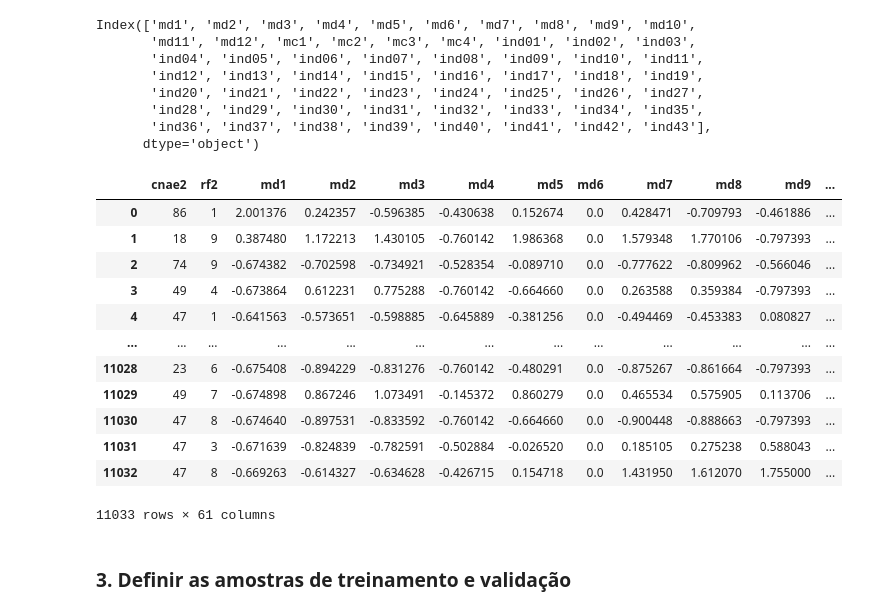
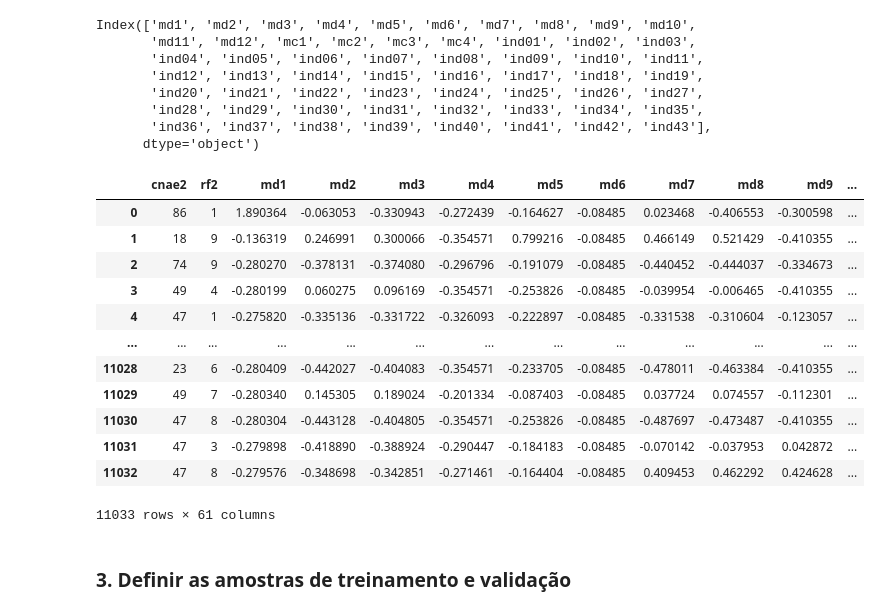
Before and after one commit to flavianacif/DSWP, a Jupyter notebook: RFB_RN.ipynb, the cells around one changed output. Drawn from its saved outputs; the diff is of its cells as text; code cells hidden in the pictures.

```diff
--- a/RFB_RN.ipynb
+++ b/RFB_RN.ipynb
@@ -27,7 +27,7 @@ np.set_printoptions(precision= 3)
 [**Python**] - Carregar os dados:
 # %%
 # Leitura do dataframe:
-df_train = pd.read_csv('/train_1.csv')
+df_train = pd.read_csv('/train_2.csv')
 # %%
 df_train.shape
 # %% [output]
@@ -69,4 +69,4 @@ df_sexo.head()
 # %%
-X = df_train.copy()
-X = X.drop(columns= ['target','id'])
-y = df_train['target'].values
+df_X = df_train.copy()
+df_X = df_X.drop(columns= ['target','id'])
+df_y = df_train['target'].values
@@ -77,7 +77,7 @@ array([ True, False, False, ...,  True, False,  True])
 # %% [markdown]
 [**Python**] - Normalizar os dados - StandardScaler()
 # %%
-col_num = X.select_dtypes(include=['float64']).columns
+col_num = df_X.select_dtypes(include=['float64']).columns
 col_num
 # %% [output]
 Index(['md1', 'md2', 'md3', 'md4', 'md5', 'md6', 'md7', 'md8', 'md9', 'md10',
@@ -91,23 +91,23 @@ Index(['md1', 'md2', 'md3', 'md4', 'md5', 'md6', 'md7', 'md8', 'md9', 'md10',
 # %%
 from sklearn.preprocessing import StandardScaler
 
 SS = StandardScaler()
 
-X[col_num]= SS.fit_transform(X[col_num])
-X
+df_X[col_num]= SS.fit_transform(df_X[col_num])
+df_X
 # %% [output]
 |  | cnae2 | rf2 | md1 | md2 | md3 | md4 | md5 | md6 | md7 | md8 | md9 | ... |
-| 0 | 86 | 1 | 2.001376 | 0.242357 | -0.596385 | -0.430638 | 0.152674 | 0.0 | 0.428471 | -0.709793 | -0.461886 | ... |
-| 1 | 18 | 9 | 0.387480 | 1.172213 | 1.430105 | -0.760142 | 1.986368 | 0.0 | 1.579348 | 1.770106 | -0.797393 | ... |
-| 2 | 74 | 9 | -0.674382 | -0.702598 | -0.734921 | -0.528354 | -0.089710 | 0.0 | -0.777622 | -0.809962 | -0.566046 | ... |
-| 3 | 49 | 4 | -0.673864 | 0.612231 | 0.775288 | -0.760142 | -0.664660 | 0.0 | 0.263588 | 0.359384 | -0.797393 | ... |
-| 4 | 47 | 1 | -0.641563 | -0.573651 | -0.598885 | -0.645889 | -0.381256 | 0.0 | -0.494469 | -0.453383 | 0.080827 | ... |
+| 0 | 86 | 1 | 1.890364 | -0.063053 | -0.330943 | -0.272439 | -0.164627 | -0.08485 | 0.023468 | -0.406553 | -0.300598 | ... |
+| 1 | 18 | 9 | -0.136319 | 0.246991 | 0.300066 | -0.354571 | 0.799216 | -0.08485 | 0.466149 | 0.521429 | -0.410355 | ... |
+| 2 | 74 | 9 | -0.280270 | -0.378131 | -0.374080 | -0.296796 | -0.191079 | -0.08485 | -0.440452 | -0.444037 | -0.334673 | ... |
+| 3 | 49 | 4 | -0.280199 | 0.060275 | 0.096169 | -0.354571 | -0.253826 | -0.08485 | -0.039954 | -0.006465 | -0.410355 | ... |
+| 4 | 47 | 1 | -0.275820 | -0.335136 | -0.331722 | -0.326093 | -0.222897 | -0.08485 | -0.331538 | -0.310604 | -0.123057 | ... |
 | ... | ... | ... | ... | ... | ... | ... | ... | ... | ... | ... | ... | ... |
-| 11028 | 23 | 6 | -0.675408 | -0.894229 | -0.831276 | -0.760142 | -0.480291 | 0.0 | -0.875267 | -0.861664 | -0.797393 | ... |
-| 11029 | 49 | 7 | -0.674898 | 0.867246 | 1.073491 | -0.145372 | 0.860279 | 0.0 | 0.465534 | 0.575905 | 0.113706 | ... |
-| 11030 | 47 | 8 | -0.674640 | -0.897531 | -0.833592 | -0.760142 | -0.664660 | 0.0 | -0.900448 | -0.888663 | -0.797393 | ... |
-| 11031 | 47 | 3 | -0.671639 | -0.824839 | -0.782591 | -0.502884 | -0.026520 | 0.0 | 0.185105 | 0.275238 | 0.588043 | ... |
-| 11032 | 47 | 8 | -0.669263 | -0.614327 | -0.634628 | -0.426715 | 0.154718 | 0.0 | 1.431950 | 1.612070 | 1.755000 | ... |
+| 11028 | 23 | 6 | -0.280409 | -0.442027 | -0.404083 | -0.354571 | -0.233705 | -0.08485 | -0.478011 | -0.463384 | -0.410355 | ... |
+| 11029 | 49 | 7 | -0.280340 | 0.145305 | 0.189024 | -0.201334 | -0.087403 | -0.08485 | 0.037724 | 0.074557 | -0.112301 | ... |
+| 11030 | 47 | 8 | -0.280304 | -0.443128 | -0.404805 | -0.354571 | -0.253826 | -0.08485 | -0.487697 | -0.473487 | -0.410355 | ... |
+| 11031 | 47 | 3 | -0.279898 | -0.418890 | -0.388924 | -0.290447 | -0.184183 | -0.08485 | -0.070142 | -0.037953 | 0.042872 | ... |
+| 11032 | 47 | 8 | -0.279576 | -0.348698 | -0.342851 | -0.271461 | -0.164404 | -0.08485 | 0.409453 | 0.462292 | 0.424628 | ... |
 11033 rows × 61 columns
 # %% [markdown]
 ### 3. Definir as amostras de treinamento e validação
```
Also changed, not shown: parts of 22 cells of this notebook.
